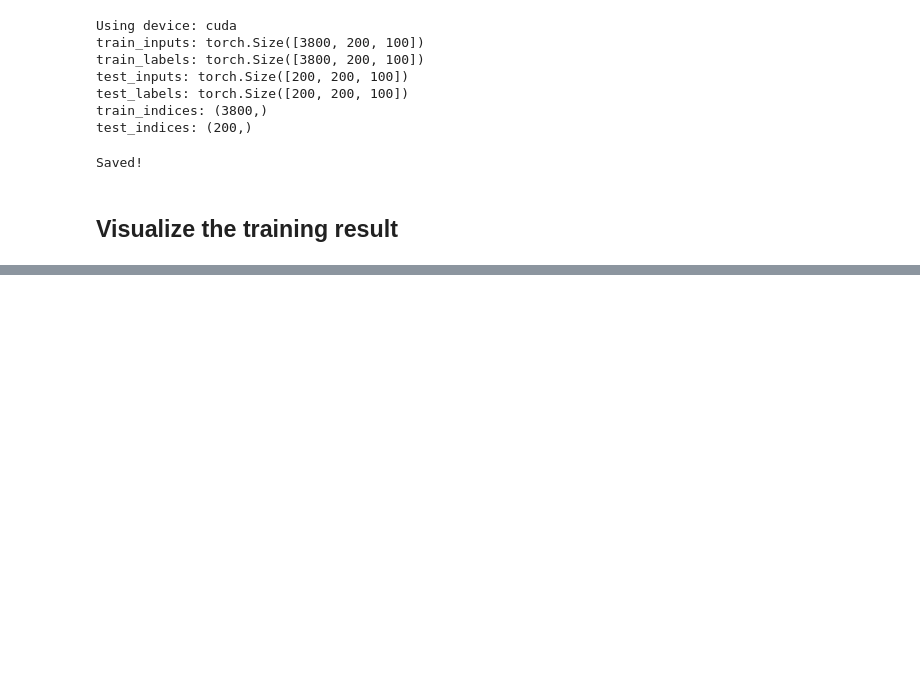
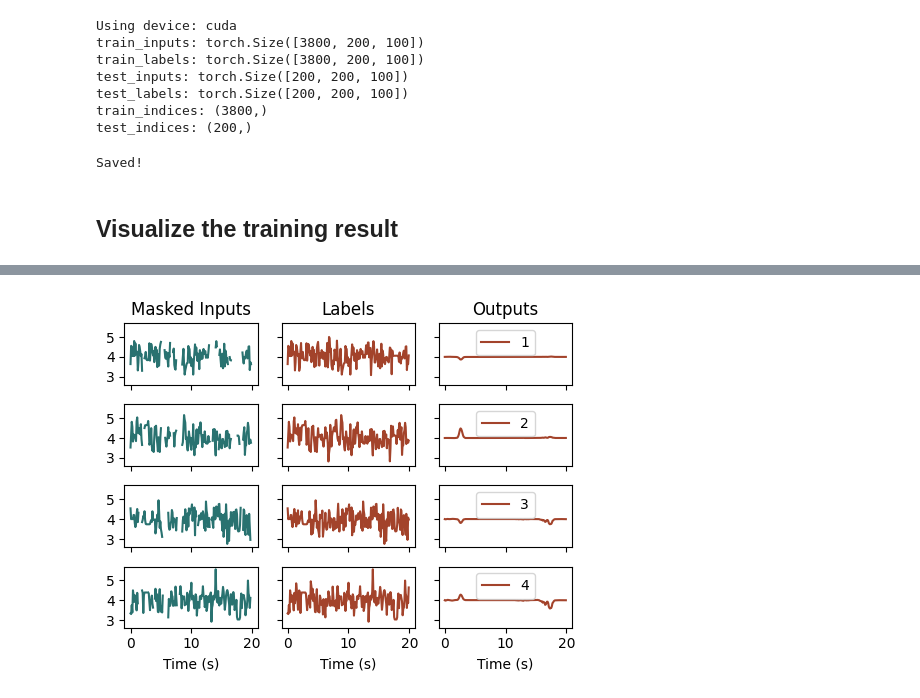
Before and after one commit to qrsyu/STCell, a Jupyter notebook: code/time_exp/2TS_mask_loss.ipynb, the cells around one changed output, grey strips where cells are left out. Drawn from its saved outputs; the diff is of its cells as text; code cells hidden in the pictures; blank space fills up the shorter version.

```diff
--- a/code/time_exp/2TS_mask_loss.ipynb
+++ b/code/time_exp/2TS_mask_loss.ipynb
@@ -196,36 +197,37 @@ plt.xlabel('Time (s)')
 # %%
 plot_inputs = test_inputs.cpu().numpy().copy()
 plot_labels = test_labels.cpu().numpy().copy()
 plot_outputs = test_outputs
 
 # Convert the zero values to nan for better visualization
 plot_inputs[plot_inputs == 0] = np.nan
 
 fig, ax = plt.subplots(4, 3, figsize=(5, 4), sharex=True, sharey=True)
-for i, channel in enumerate(range(5, 9)):
+for i, channel in enumerate(range(10,14)):
 
-    ax[i][0].plot(np.arange(plot_inputs.shape[1]) * temp_reso / 1000,
+    ax[i][0].plot(np.arange(plot_inputs.shape[1]) / temp_reso,
                  plot_inputs[0, :, channel],
                  label=f'{i+1}', color='#297270')
-    ax[i][0].legend(loc='upper center')
-    ax[i][0].set_xlim(0, plot_inputs.shape[1]*temp_reso/1000)
+    # ax[i][0].legend(loc='upper center')
 
-    ax[i][1].plot(np.arange(plot_labels.shape[1]) * temp_reso / 1000,
+    ax[i][1].plot(np.arange(plot_labels.shape[1]) / temp_reso,
                   plot_labels[0, :, channel],
                   label=f'{i+1}', color='#A3432B')
-    ax[i][1].legend(loc='upper center')
-    ax[i][1].set_xlim(0, plot_labels.shape[1]*temp_reso/1000)
+    # ax[i][1].legend(loc='upper center')
 
-    ax[i][2].plot(np.arange(plot_outputs.shape[1]) * temp_reso / 1000,
+    ax[i][2].plot(np.arange(plot_outputs.shape[1]) / temp_reso,
                   plot_outputs[0, :, channel],
                   label=f'{i+1}', color='#A3432B')
+    ax[i][2].legend(loc='upper center')
 ax[0][0].set_title('Masked Inputs')
 ax[0][1].set_title('Labels')
 ax[0][2].set_title('Outputs')
 ax[-1][0].set_xlabel('Time (s)')
 ax[-1][1].set_xlabel('Time (s)')
 ax[-1][2].set_xlabel('Time (s)')
 plt.tight_layout()
+# %% [output]
+[figure, added]
 # %%
 from func import plt_hs
 # Averge accross the batch
```
Also changed, not shown: parts of 7 cells of this notebook, 1 other file.
